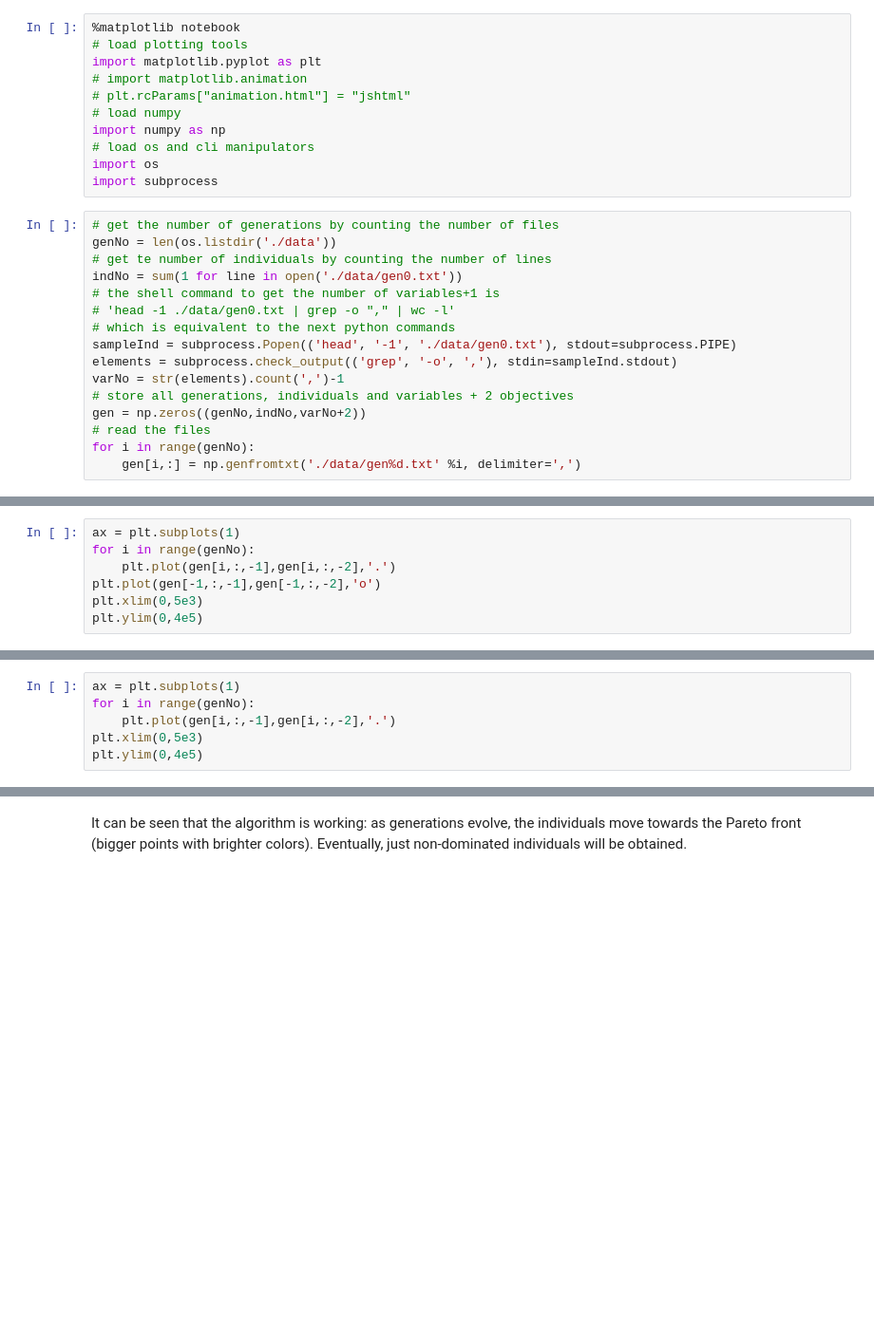
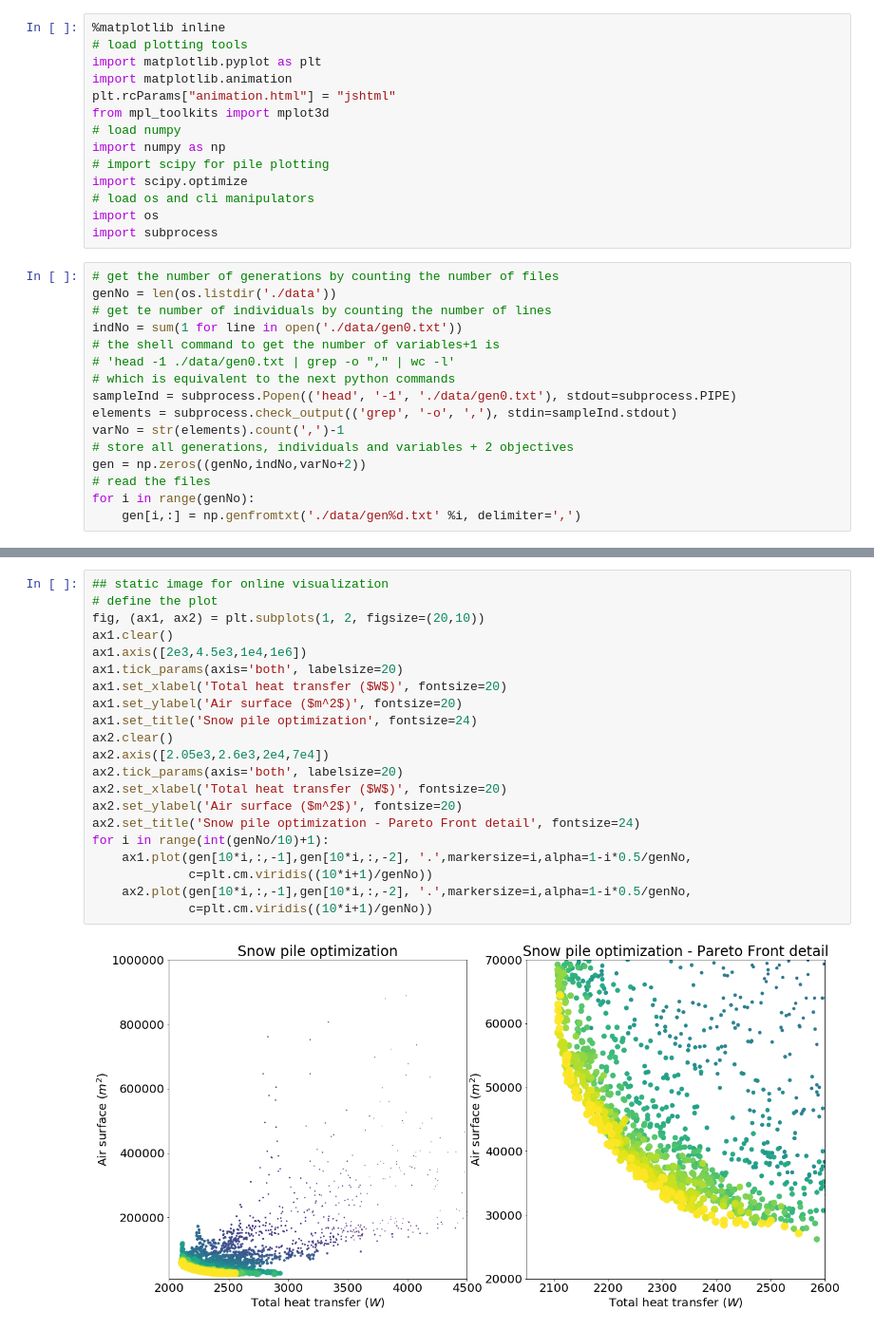
Before and after one commit to jlobatop/snowPile, a Jupyter notebook: snowPileGA/snowPileGA.ipynb, the cells around one changed output, grey strips where cells are left out. Shown at 95% size. Saved outputs shown, nothing was run; the diff lists cells and outputs as text; blank space fills up the shorter version.

```diff
--- a/snowPileGA/snowPileGA.ipynb
+++ b/snowPileGA/snowPileGA.ipynb
@@ -1,11 +1,14 @@
 # %%
-%matplotlib notebook
+%matplotlib inline
 # load plotting tools
 import matplotlib.pyplot as plt
-# import matplotlib.animation
-# plt.rcParams["animation.html"] = "jshtml"
+import matplotlib.animation
+plt.rcParams["animation.html"] = "jshtml"
+from mpl_toolkits import mplot3d
 # load numpy
 import numpy as np
+# import scipy for pile plotting
+import scipy.optimize
 # load os and cli manipulators
 import os
 import subprocess
@@ -188,7 +30,0 @@ plt.ylim(0,4e5)
-# %%
-ax = plt.subplots(1)
-for i in range(genNo):
-    plt.plot(gen[i,:,-1],gen[i,:,-2],'.')
-plt.plot(gen[-1,:,-1],gen[-1,:,-2],'o')
-plt.xlim(0,5e3)
-plt.ylim(0,4e5)
@@ -199,6 +30,0 @@ plt.ylim(0,4e5)
-# %%
-ax = plt.subplots(1)
-for i in range(genNo):
-    plt.plot(gen[i,:,-1],gen[i,:,-2],'.')
-plt.xlim(0,5e3)
-plt.ylim(0,4e5)
@@ -234,5 +65,26 @@ ani = matplotlib.animation.FuncAnimation(fig, animate, init_func=init, frames=ge
 ani
 # %% [output]
 <matplotlib.animation.FuncAnimation at 0x...>
-# %% [markdown]
-It can be seen that the algorithm is working: as generations evolve, the individuals move towards the Pareto front (bigger points with brighter colors). Eventually, just non-dominated individuals will be obtained.
+# %%
+## static image for online visualization
+# define the plot
+fig, (ax1, ax2) = plt.subplots(1, 2, figsize=(20,10))
+ax1.clear()
+ax1.axis([2e3,4.5e3,1e4,1e6])
+ax1.tick_params(axis='both', labelsize=20)
+ax1.set_xlabel('Total heat transfer ($W$)', fontsize=20)
+ax1.set_ylabel('Air surface ($m^2$)', fontsize=20)
+ax1.set_title('Snow pile optimization', fontsize=24)
+ax2.clear()
+ax2.axis([2.05e3,2.6e3,2e4,7e4])
+ax2.tick_params(axis='both', labelsize=20)
+ax2.set_xlabel('Total heat transfer ($W$)', fontsize=20)
+ax2.set_ylabel('Air surface ($m^2$)', fontsize=20)
+ax2.set_title('Snow pile optimization - Pareto Front detail', fontsize=24)
+for i in range(int(genNo/10)+1):
+    ax1.plot(gen[10*i,:,-1],gen[10*i,:,-2], '.',markersize=i,alpha=1-i*0.5/genNo,
+             c=plt.cm.viridis((10*i+1)/genNo))
+    ax2.plot(gen[10*i,:,-1],gen[10*i,:,-2], '.',markersize=i,alpha=1-i*0.5/genNo,
+             c=plt.cm.viridis((10*i+1)/genNo))
+# %% [output]
+[figure, added]
```
Also changed, not shown: parts of 11 cells of this notebook, 9 other files.
